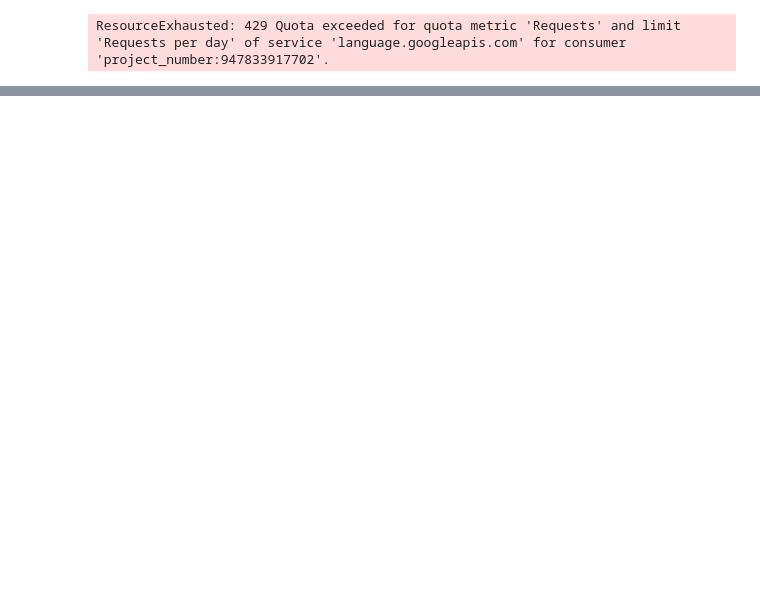
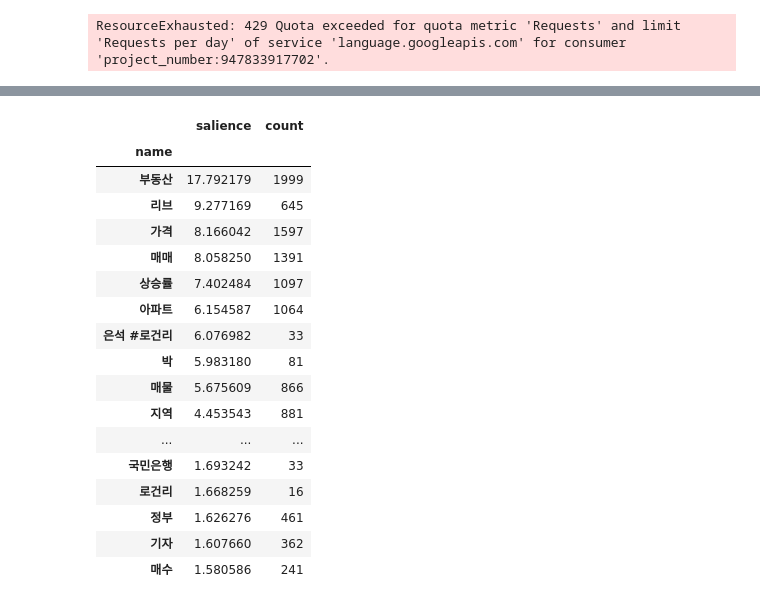
Before and after one commit to jiwookseo/natural_language_analysis, a Jupyter notebook: analyze_test.ipynb, the cells around one changed output, grey strips where cells are left out. Cells and saved outputs as stored; diff of their text form; code cells hidden in the pictures; blank space fills up the shorter version.

```diff
--- a/analyze_test.ipynb
+++ b/analyze_test.ipynb
@@ -64,7 +115,7 @@ tda.result
 # %%
 import json
 
-with open(f"data/0.json", "w", encoding="UTF-8") as f:
-    json.dump(tda.result, f, indent=2, sort_keys=True, ensure_ascii=False)
+# with open(f"data/0.json", "w", encoding="UTF-8") as f:
+#     json.dump(tda.result, f, indent=2, sort_keys=True, ensure_ascii=False)
 # %%
 type(tda.result)
@@ -284,0 +357,22 @@ import matplotlib.pyplot as plt
+# %%
+ranked_kywr = kywr.sort_values('salience', ascending=False).head(35)
+ranked_kywr
+# %% [output]
+|  | salience | count |
+| name |  |  |
+| 부동산 | 17.792179 | 1999 |
+| 리브 | 9.277169 | 645 |
+| 가격 | 8.166042 | 1597 |
+| 매매 | 8.058250 | 1391 |
+| 상승률 | 7.402484 | 1097 |
+| 아파트 | 6.154587 | 1064 |
+| 은석 #로건리 | 6.076982 | 33 |
+| 박 | 5.983180 | 81 |
+| 매물 | 5.675609 | 866 |
+| 지역 | 4.453543 | 881 |
+| ... | ... | ... |
+| 국민은행 | 1.693242 | 33 |
+| 로건리 | 1.668259 | 16 |
+| 정부 | 1.626276 | 461 |
+| 기자 | 1.607660 | 362 |
+| 매수 | 1.580586 | 241 |
```
Also changed, not shown: parts of 53 cells of this notebook.
